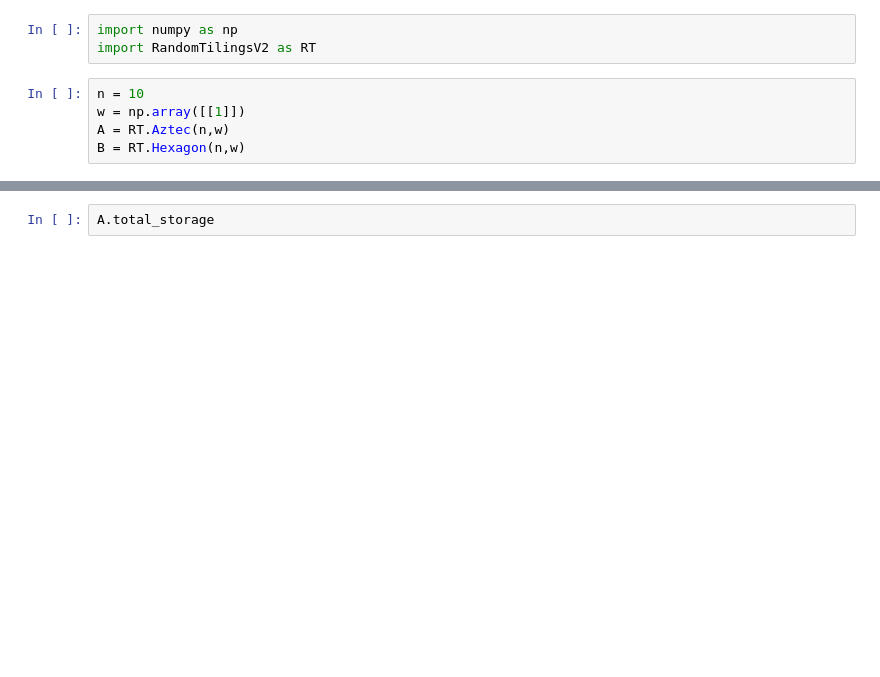
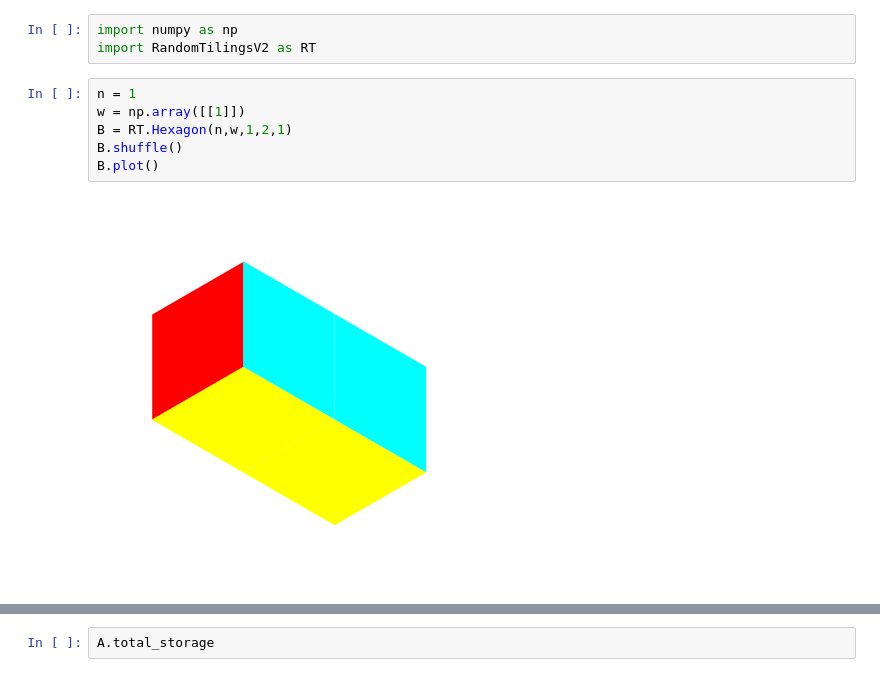
Before and after one commit to MaxvanHorssen/random-tilings, a Jupyter notebook: Dev V2.ipynb, the cells around one changed output, grey strips where cells are left out. Saved outputs shown, nothing was run; the diff lists cells and outputs as text; blank space fills up the shorter version.

```diff
--- a/Dev V2.ipynb
+++ b/Dev V2.ipynb
@@ -2,7 +2,10 @@
 import numpy as np
 import RandomTilingsV2 as RT
 # %%
-n = 10
+n = 1
 w = np.array([[1]])
-A = RT.Aztec(n,w)
-B = RT.Hexagon(n,w)
+B = RT.Hexagon(n,w,1,2,1)
+B.shuffle()
+B.plot()
+# %% [output]
+[figure, added]
```
Also changed, not shown: parts of 18 cells of this notebook, 4 other files.
